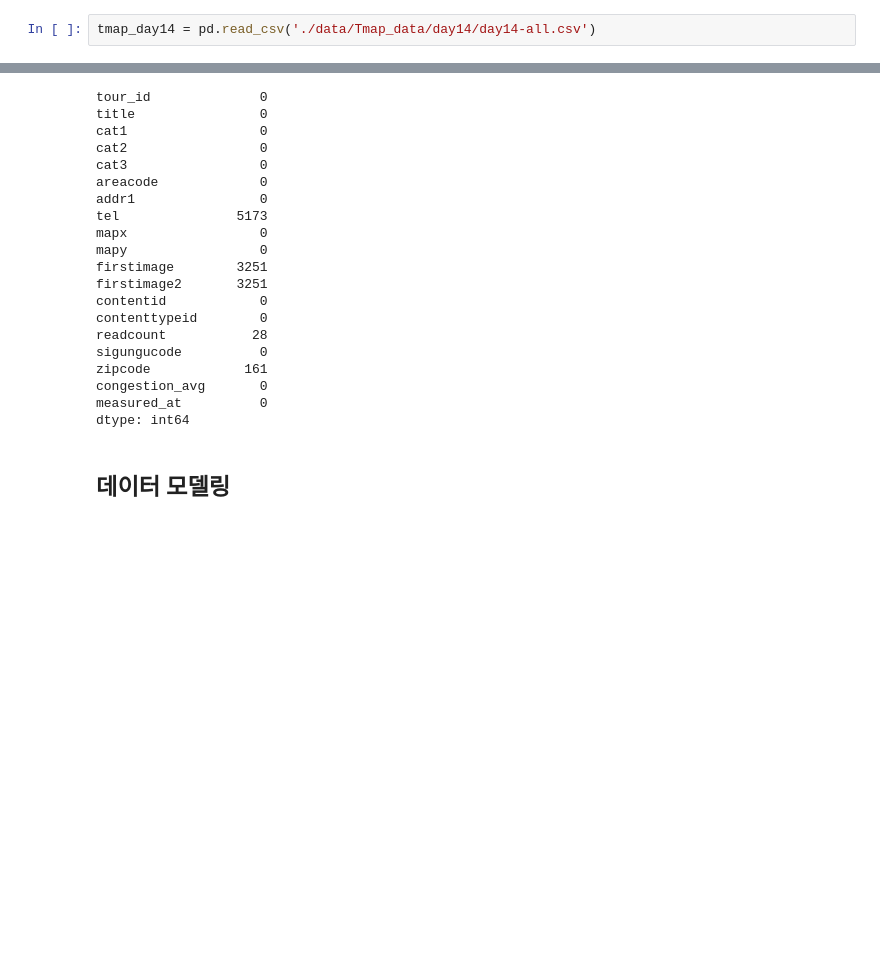
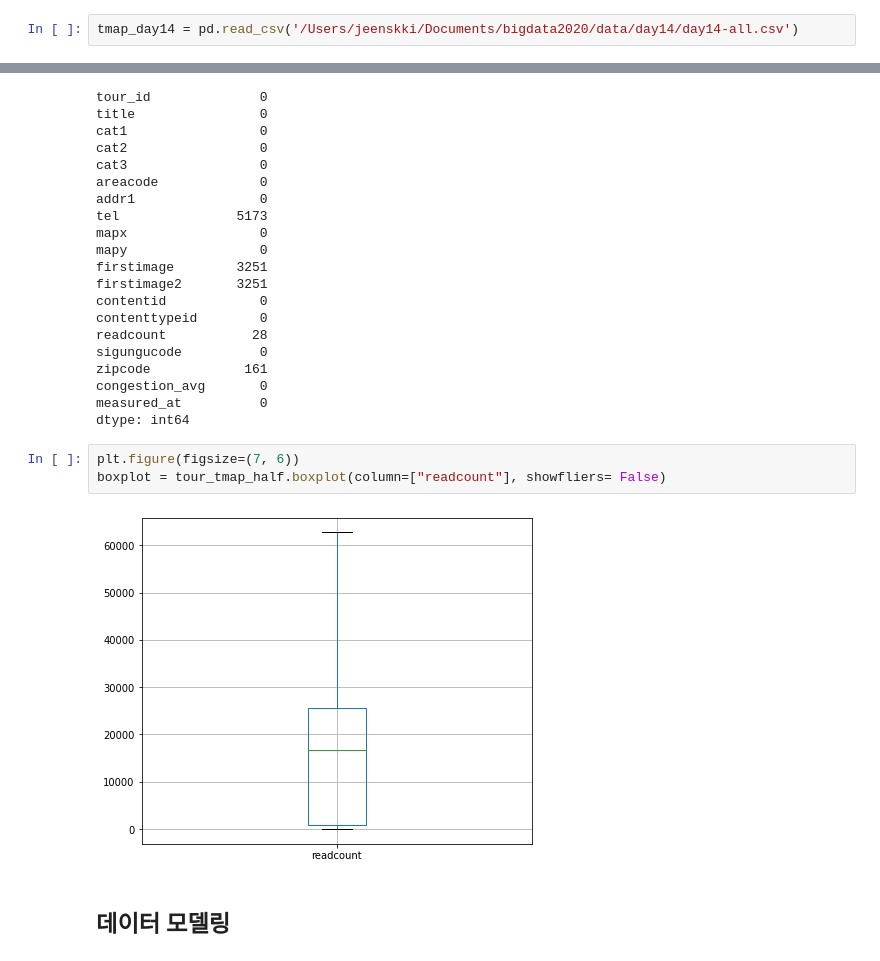
Before and after one commit to luxsolist/bigdata2020, a Jupyter notebook: data/notabook/Inhwan/recommand_model_simple_1(멘토님 + tmap).ipynb, the cells around one changed output, grey strips where cells are left out. Drawn from its saved outputs; the diff is of its cells as text; blank space fills up the shorter version.

```diff
--- a/data/notabook/Inhwan/recommand_model_simple_1(멘토님 + tmap).ipynb
+++ b/data/notabook/Inhwan/recommand_model_simple_1(멘토님 + tmap).ipynb
@@ -4,7 +6,7 @@ import numpy as np
 # %% [markdown]
 ### Tmap data
 # %%
-tmap_day14 = pd.read_csv('./data/Tmap_data/day14/day14-all.csv')
+tmap_day14 = pd.read_csv('/Users/jeenskki/Documents/bigdata2020/data/day14/day14-all.csv')
 # %%
 tmap_day14.isna().sum()
 # %% [output]
@@ -100,6 +108,11 @@ zipcode            161
 congestion_avg       0
 measured_at          0
 dtype: int64
+# %%
+plt.figure(figsize=(7, 6))
+boxplot = tour_tmap_half.boxplot(column=["readcount"], showfliers= False)
+# %% [output]
+[figure, added]
 # %% [markdown]
 ## 데이터 모델링
 # %%
```
Also changed, not shown: parts of 7 cells of this notebook.
